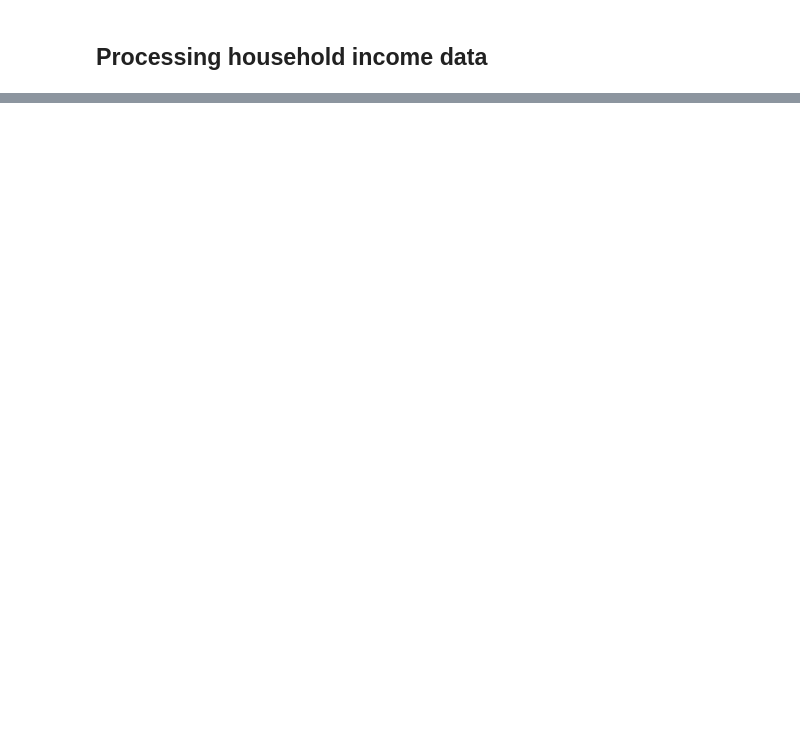
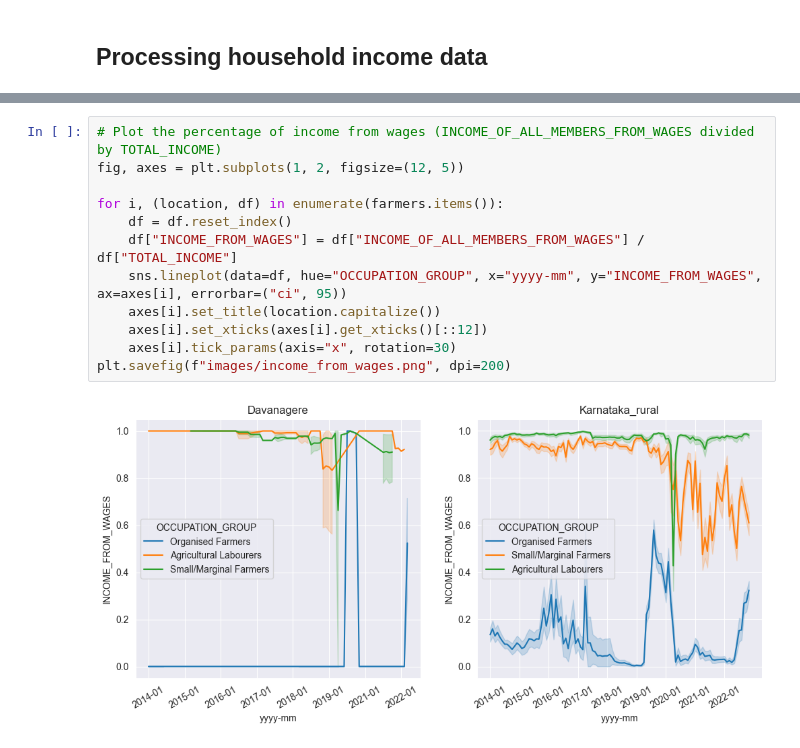
Before and after one commit to EwoutH/India-drought-ABM, a Jupyter notebook: analysis/1_India-ABM-income-EDA.ipynb, the cells around one changed output, grey strips where cells are left out. Drawn from its saved outputs; the diff is of its cells as text; blank space fills up the shorter version.

```diff
--- a/analysis/1_India-ABM-income-EDA.ipynb
+++ b/analysis/1_India-ABM-income-EDA.ipynb
@@ -12,0 +52,14 @@ else:
+# %%
+# Plot the percentage of income from wages (INCOME_OF_ALL_MEMBERS_FROM_WAGES divided by TOTAL_INCOME)
+fig, axes = plt.subplots(1, 2, figsize=(12, 5))
+
+for i, (location, df) in enumerate(farmers.items()):
+    df = df.reset_index()
+    df["INCOME_FROM_WAGES"] = df["INCOME_OF_ALL_MEMBERS_FROM_WAGES"] / df["TOTAL_INCOME"]
+    sns.lineplot(data=df, hue="OCCUPATION_GROUP", x="yyyy-mm", y="INCOME_FROM_WAGES", ax=axes[i], errorbar=("ci", 95))
+    axes[i].set_title(location.capitalize())
+    axes[i].set_xticks(axes[i].get_xticks()[::12])
+    axes[i].tick_params(axis="x", rotation=30)
+plt.savefig(f"images/income_from_wages.png", dpi=200)
+# %% [output]
+[figure, added]
```
Also changed, not shown: parts of 39 cells of this notebook.
